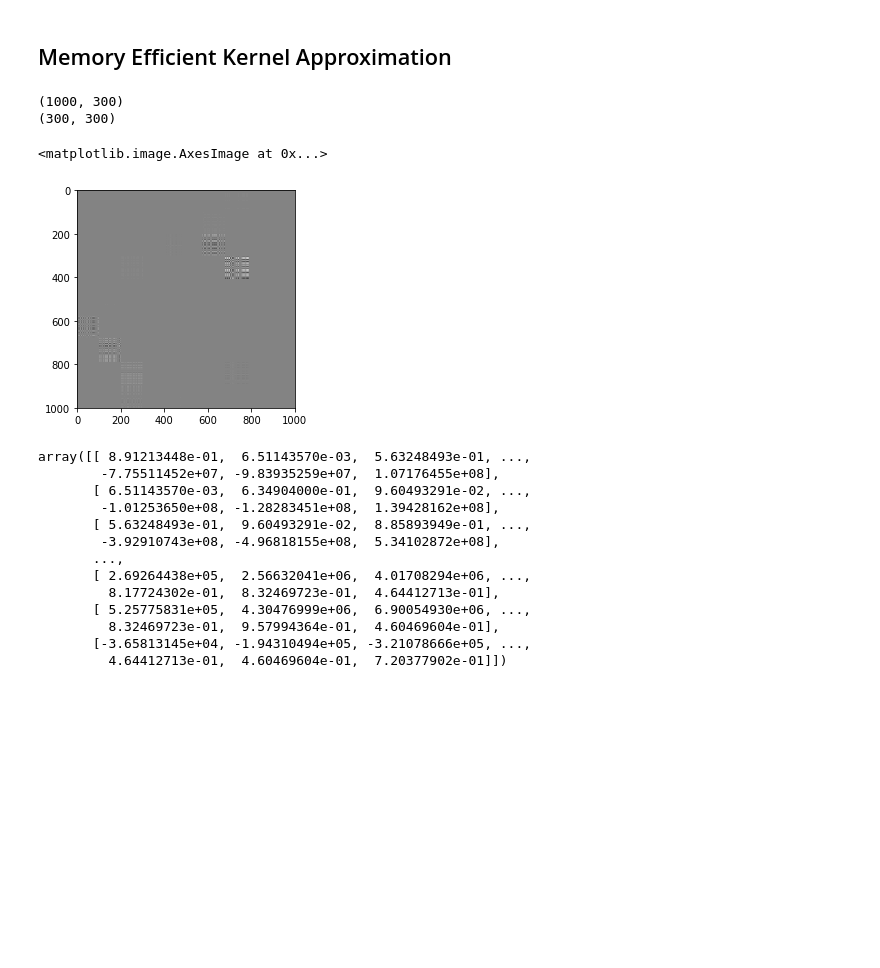
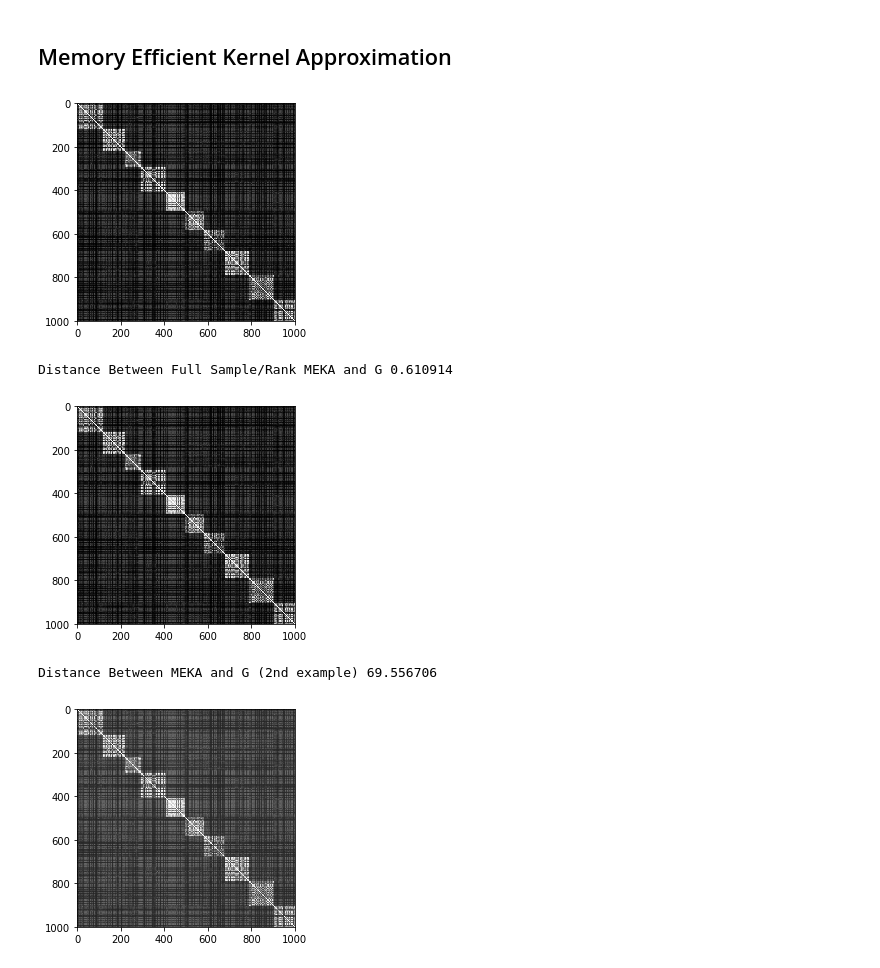
Before and after one commit to TRandrianarisoa/Memory_Efficient_Kernel_Approximation, a Jupyter notebook: GMML.ipynb, the cells around one changed output. Saved outputs shown, nothing was run; the diff lists cells and outputs as text; code cells hidden in the pictures; blank space fills up the shorter version.

Commit message:
Fixed MEKA

```diff
--- a/GMML.ipynb
+++ b/GMML.ipynb
@@ -210,6 +210,7 @@ def get_sub_G(sub1, sub2, kernel, **param):
 
 def Nystrom(data, m, k, kernel, return_decompo=True, **param):
     n = data.shape[0]
+    m = np.min([m, n])
     sample_ind = np.random.choice(np.arange(n), m, replace=False)
     sample = data[sample_ind]
     C = get_sub_G(data, sample, kernel, **param)
@@ -253,30 +254,30 @@ Remake gridsearch and marginal effect of m and k
 # %% [markdown]
 ## Memory Efficient Kernel Approximation
 # %%
-from skimage.util import view_as_blocks
-
 def solve_lsp(Ws, Wt, Gst):
-    l_term = np.linalg.inv(Ws @ Ws.T)
-    r_term = np.linalg.inv(Wt @Wt.T)
-    return l_term @ Ws @ Gst @ Wt @ r_term
+    l_term = np.linalg.inv(Ws.T @ Ws + 0.001*np.eye(Ws.shape[1]))
+    r_term = np.linalg.inv(Wt.T @ Wt + 0.001*np.eye(Wt.shape[1]))
+    return l_term @ Ws.T @ Gst @ Wt @ r_term
 
 def MEKA(data, C, m, k, rho, kernel, **param):
     n, n_cluster = data.shape[0], int(C.max())+1
     cl_size, cl_ind = [], []
     diag_L, diag_W, all_L = [], [], []
     for i in range(n_cluster):
-        ind = np.where(C==i)[0]
+        ind = np.where(C == i)[0]
         cl_size.append(len(ind))
         cl_ind.append(ind)
-        W, L = Nystrom(data[ind], m, k, kernel, **param)
+        k_i = np.min([k, cl_size[i]-1])
+        W, L = Nystrom(data[ind], m, k_i, kernel, **param)
         diag_L.append(L)
         diag_W.append(W)
     for i in range(n_cluster):
-        wll, wrr, l = [], [], []
+        l = []
         for j in range(n_cluster):
             if i != j:
-                vs = np.random.choice(np.arange(cl_size[i]), k*(1+rho), replace=False)
-                vt = np.random.choice(np.arange(cl_size[j]), k*(1+rho), replace=False)
+                size_i, size_j = np.min([k*(1+rho), cl_size[i]]), np.min([k*(1+rho), cl_size[j]])
+                vs = np.random.choice(np.arange(cl_size[i]), size_i, replace=False)
+                vt = np.random.choice(np.arange(cl_size[j]), size_j, replace=False)
                 vs_data = cl_ind[i][vs]
                 vt_data = cl_ind[j][vt]
                 g = get_sub_G(data[vs_data], data[vt_data], kernel, **param)
@@ -299,37 +300,33 @@ def build_G_from_MEKA(W, diag_L, L):
         L_blocks.append(l)
     LB = np.block(L_blocks)
     W = block_diag(*W)
-    print(W.shape)
-    print(LB.shape)
     return W @ LB @ W.T
 # %%
 X = extract_random_rows(X_rescale, nrows=1000)
 C = KM.predict(X)
 ind = np.argsort(C)
 X, C = X[ind], C[ind]
+G_X = get_gram_matrix(X, RBF_kernel, **{'gamma': 5e-2})
 # %%
-res = MEKA(X, C, 30, 10, 2, RBF_kernel, **{'gamma': 5e-2})
+res_full = MEKA(X, C, 200, 100, 1, RBF_kernel, **{'gamma': 5e-2})
+res = MEKA(X, C, 50, 30, 2, RBF_kernel, **{'gamma': 5e-2})
-# %%
-MEKA_X = build_G_from_MEKA(*res)
-plt.imshow(MEKA_X, cmap='gray')
-# %% [output]
-(1000, 300)
-(300, 300)
-<matplotlib.image.AxesImage at 0x...>
-[figure, removed]
-# %%
-MEKA_X
-# %% [output]
-array([[ 8.91213448e-01,  6.51143570e-03,  5.63248493e-01, ...,
-        -7.75511452e+07, -9.83935259e+07,  1.07176455e+08],
-       [ 6.51143570e-03,  6.34904000e-01,  9.60493291e-02, ...,
-        -1.01253650e+08, -1.28283451e+08,  1.39428162e+08],
-       [ 5.63248493e-01,  9.60493291e-02,  8.85893949e-01, ...,
-        -3.92910743e+08, -4.96818155e+08,  5.34102872e+08],
-       ...,
-       [ 2.69264438e+05,  2.56632041e+06,  4.01708294e+06, ...,
-         8.17724302e-01,  8.32469723e-01,  4.64412713e-01],
-       [ 5.25775831e+05,  4.30476999e+06,  6.90054930e+06, ...,
-         8.32469723e-01,  9.57994364e-01,  4.60469604e-01],
-       [-3.65813145e+04, -1.94310494e+05, -3.21078666e+05, ...,
-         4.64412713e-01,  4.60469604e-01,  7.20377902e-01]])
+# %%
+MEKA_X_full = build_G_from_MEKA(*res_full)
+MEKA_X = build_G_from_MEKA(*res)
+
+plt.imshow(G_X, cmap='gray')
+plt.show()
+
+print('Distance Between Full Sample/Rank MEKA and G %f' %compute_distance(G_X, MEKA_X_full))
+plt.imshow(MEKA_X_full, cmap='gray')
+plt.show()
+
+print('Distance Between MEKA and G (2nd example) %f' %compute_distance(G_X, MEKA_X))
+plt.imshow(MEKA_X, cmap='gray')
+plt.show()
+# %% [output]
+[figure, added]
+Distance Between Full Sample/Rank MEKA and G 0.610914
+[figure, added]
+Distance Between MEKA and G (2nd example) 69.556706
+[figure, added]
```
Also changed, not shown: parts of 4 cells of this notebook, 1 other file.
